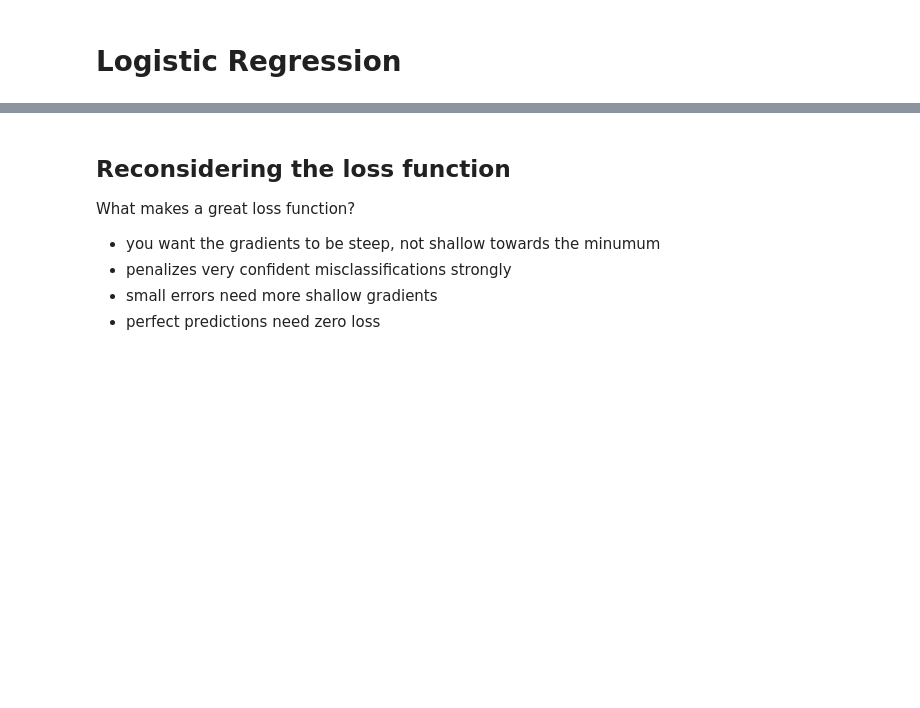
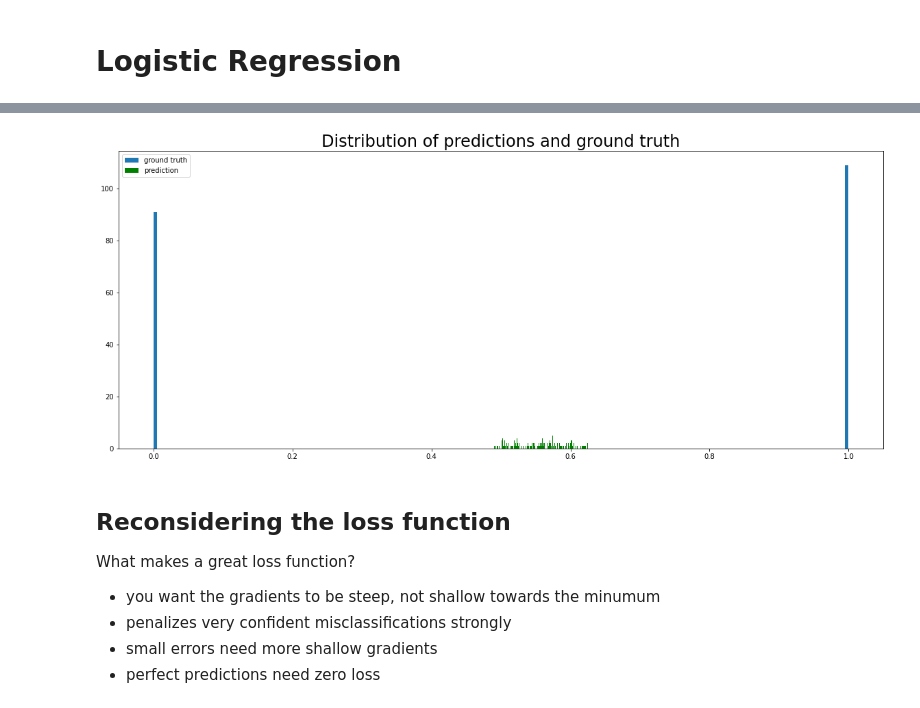
Before and after one commit to embarced/notebooks, a Jupyter notebook: deep/intro-classification-2022.ipynb, the cells around one changed output, grey strips where cells are left out. Saved outputs shown, nothing was run; the diff lists cells and outputs as text; code cells hidden in the pictures; blank space fills up the shorter version.

```diff
--- a/deep/intro-classification-2022.ipynb
+++ b/deep/intro-classification-2022.ipynb
@@ -652,6 +653,16 @@ Total params: 3
 Trainable params: 3
 Non-trainable params: 0
 _________________________________________________________________
+# %%
+y_pred = model.predict(x)
+
+plt.hist(y, bins=n)
+plt.hist(y_pred, bins=n, color='green')
+
+plt.legend(['ground truth', 'prediction'])
+plt.title('Distribution of predictions and ground truth');
+# %% [output]
+[figure, added]
 # %% [markdown]
 ## Reconsidering the loss function
 
```
Also changed, not shown: parts of 55 cells of this notebook.
